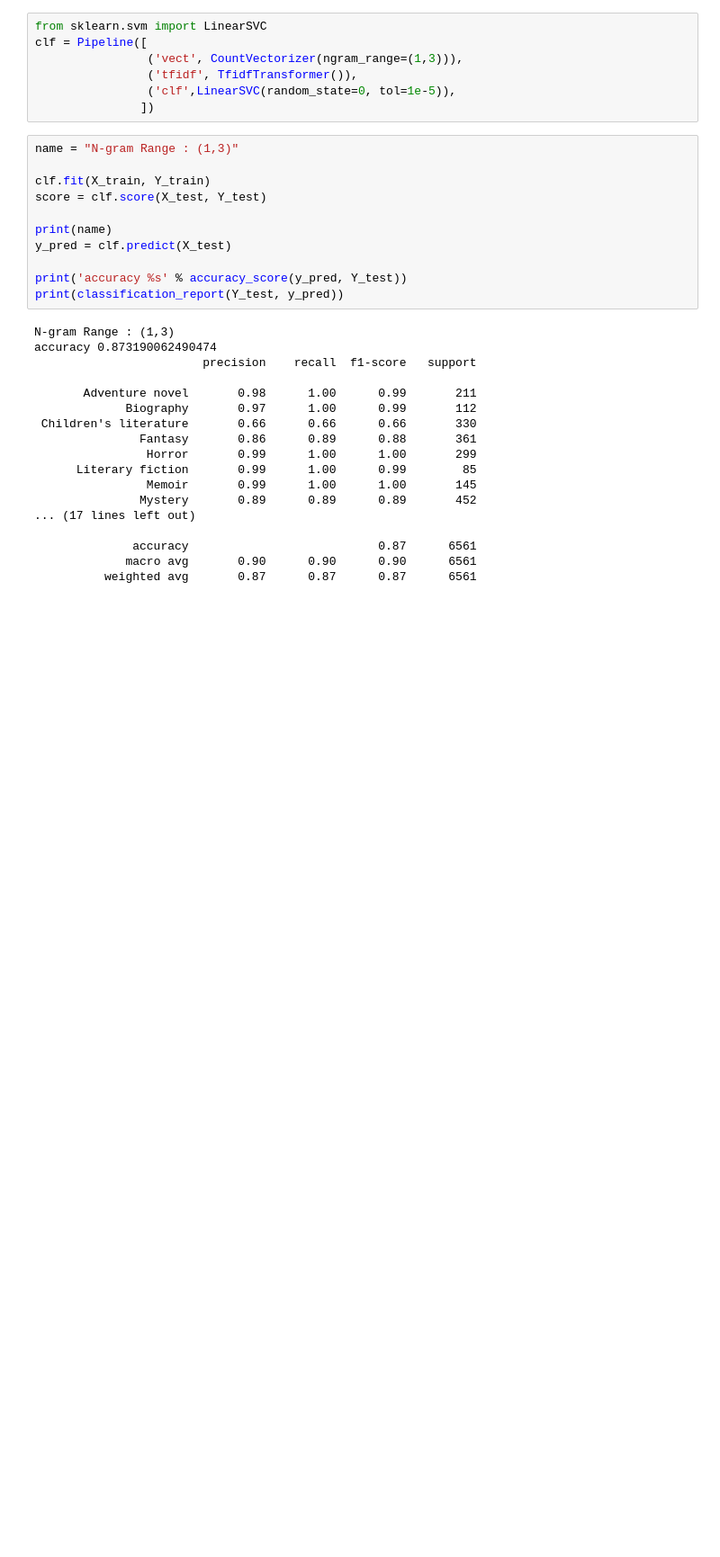
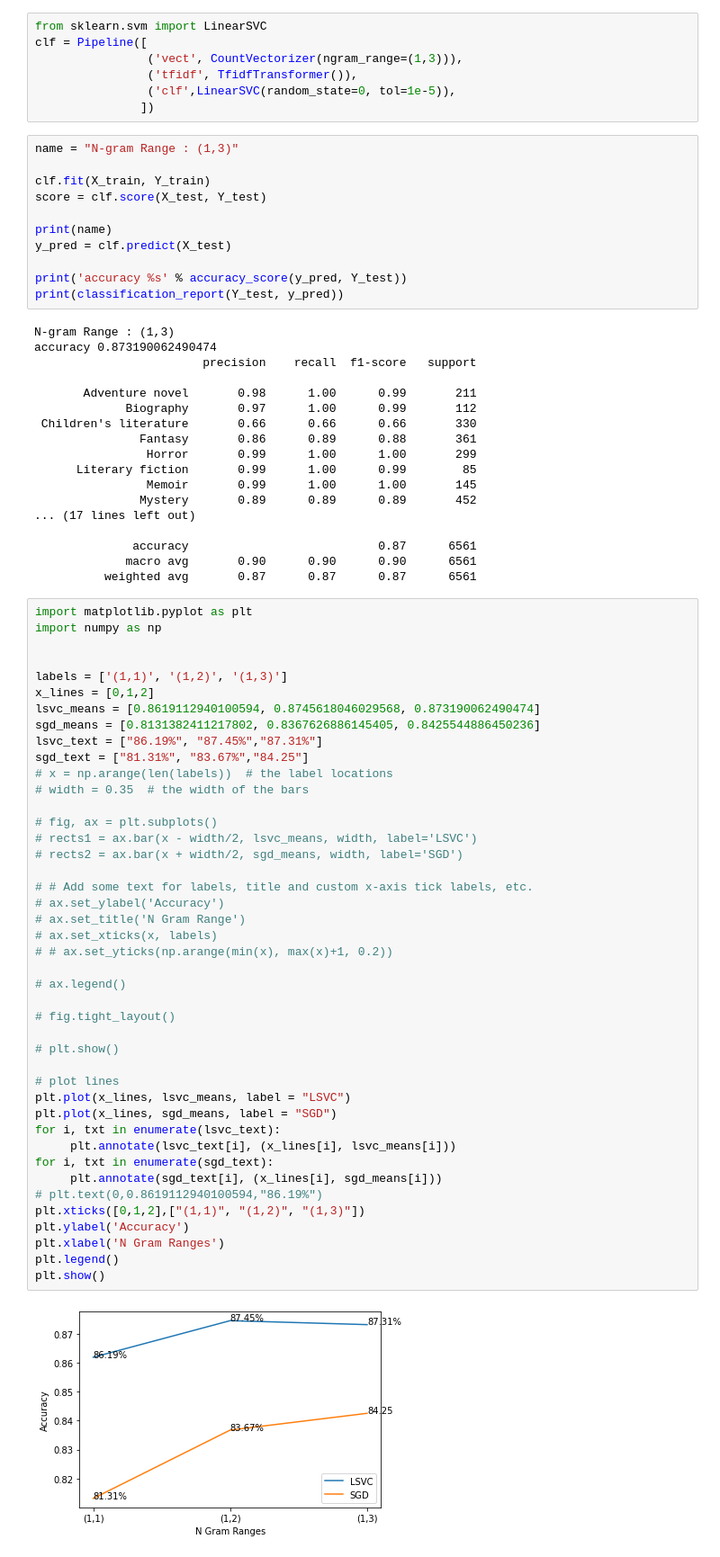
Before and after one commit to docmhvr/CMPE_255_Book_Genre_Prediction, a Jupyter notebook: Experiments/CMU Book Summary Dataset/NGramRange.ipynb, the cells around one changed output. Shown: that part at 90% size. Cells and saved outputs as stored; diff of their text form; blank space fills up the shorter version.

Commit message:
N-gram range experiment: Comparison Chart

```diff
--- a/Experiments/CMU Book Summary Dataset/NGramRange.ipynb
+++ b/Experiments/CMU Book Summary Dataset/NGramRange.ipynb
@@ -250,3 +250,48 @@ accuracy 0.873190062490474
               accuracy                           0.87      6561
              macro avg       0.90      0.90      0.90      6561
           weighted avg       0.87      0.87      0.87      6561
+# %%
+import matplotlib.pyplot as plt
+import numpy as np
+
+
+labels = ['(1,1)', '(1,2)', '(1,3)']
+x_lines = [0,1,2]
+lsvc_means = [0.8619112940100594, 0.8745618046029568, 0.873190062490474]
+sgd_means = [0.8131382411217802, 0.8367626886145405, 0.8425544886450236]
+lsvc_text = ["86.19%", "87.45%","87.31%"]
+sgd_text = ["81.31%", "83.67%","84.25"]
+# x = np.arange(len(labels))  # the label locations
+# width = 0.35  # the width of the bars
+
+# fig, ax = plt.subplots()
+# rects1 = ax.bar(x - width/2, lsvc_means, width, label='LSVC')
+# rects2 = ax.bar(x + width/2, sgd_means, width, label='SGD')
+
+# # Add some text for labels, title and custom x-axis tick labels, etc.
+# ax.set_ylabel('Accuracy')
+# ax.set_title('N Gram Range')
+# ax.set_xticks(x, labels)
+# # ax.set_yticks(np.arange(min(x), max(x)+1, 0.2))
+
+# ax.legend()
+
+# fig.tight_layout()
+
+# plt.show()
+
+# plot lines
+plt.plot(x_lines, lsvc_means, label = "LSVC")
+plt.plot(x_lines, sgd_means, label = "SGD")
+for i, txt in enumerate(lsvc_text):
+     plt.annotate(lsvc_text[i], (x_lines[i], lsvc_means[i]))
+for i, txt in enumerate(sgd_text):
+     plt.annotate(sgd_text[i], (x_lines[i], sgd_means[i]))
+# plt.text(0,0.8619112940100594,"86.19%")
+plt.xticks([0,1,2],["(1,1)", "(1,2)", "(1,3)"])
+plt.ylabel('Accuracy')
+plt.xlabel('N Gram Ranges')
+plt.legend()
+plt.show()
+# %% [output]
+[figure, added]
```
